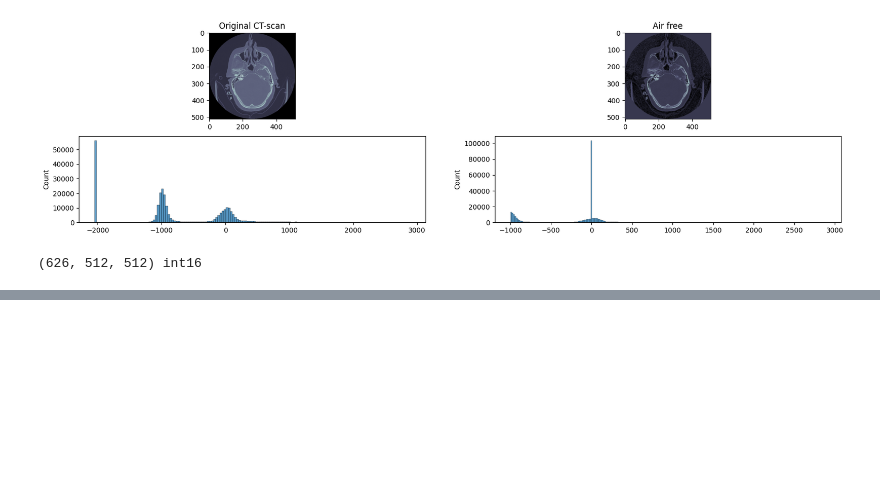
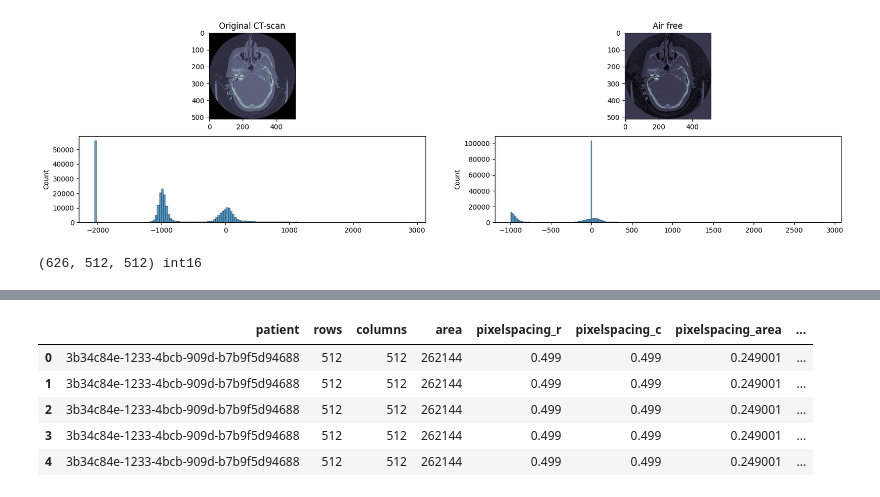
Before and after one commit to moyaser315/medsam-dicom, a Jupyter notebook: notebooks/dicom_processing.ipynb, the cells around one changed output, grey strips where cells are left out. Cells and saved outputs as stored; diff of their text form; code cells hidden in the pictures; blank space fills up the shorter version.

```diff
--- a/notebooks/dicom_processing.ipynb
+++ b/notebooks/dicom_processing.ipynb
@@ -152,0 +166,50 @@ sns.histplot(hu_files[7].flatten(),ax=ax[1,1])
+# %%
+import pandas as pd
+def get_window_value(feature):
+    if type(feature) == pydicom.multival.MultiValue:
+        return int(feature[0])
+    else:
+        return int(feature)
+
+pixelspacing_r = []
+pixelspacing_c = []
+slice_thicknesses = []
+patient_id = []
+row_values = []
+column_values = []
+window_widths = []
+window_levels = []
+
+for p in files:
+
+    patient_id.append(p.PatientID)
+
+    window_widths.append(get_window_value(p.WindowWidth))
+    window_levels.append(get_window_value(p.WindowCenter))
+
+    spacing = p.PixelSpacing
+    slice_thicknesses.append(p.SliceThickness)
+
+    row_values.append(p.Rows)
+    column_values.append(p.Columns)
+    pixelspacing_r.append(spacing[0])
+    pixelspacing_c.append(spacing[1])
+
+scan_properties = pd.DataFrame(data=patient_id, columns=["patient"])
+scan_properties.loc[:, "rows"] = row_values
+scan_properties.loc[:, "columns"] = column_values
+scan_properties.loc[:, "area"] = scan_properties["rows"] * scan_properties["columns"]
+scan_properties.loc[:, "pixelspacing_r"] = pixelspacing_r
+scan_properties.loc[:, "pixelspacing_c"] = pixelspacing_c
+scan_properties.loc[:, "pixelspacing_area"] = scan_properties.pixelspacing_r * scan_properties.pixelspacing_c
+scan_properties.loc[:, "slice_thickness"] = slice_thicknesses
+scan_properties.loc[:, "window_width"] = window_widths
+scan_properties.loc[:, "window_level"] = window_levels
+scan_properties.head()
+# %% [output]
+|  | patient | rows | columns | area | pixelspacing_r | pixelspacing_c | pixelspacing_area | ... |
+| 0 | 3b34c84e-1233-4bcb-909d-b7b9f5d94688 | 512 | 512 | 262144 | 0.499 | 0.499 | 0.249001 | ... |
+| 1 | 3b34c84e-1233-4bcb-909d-b7b9f5d94688 | 512 | 512 | 262144 | 0.499 | 0.499 | 0.249001 | ... |
+| 2 | 3b34c84e-1233-4bcb-909d-b7b9f5d94688 | 512 | 512 | 262144 | 0.499 | 0.499 | 0.249001 | ... |
+| 3 | 3b34c84e-1233-4bcb-909d-b7b9f5d94688 | 512 | 512 | 262144 | 0.499 | 0.499 | 0.249001 | ... |
+| 4 | 3b34c84e-1233-4bcb-909d-b7b9f5d94688 | 512 | 512 | 262144 | 0.499 | 0.499 | 0.249001 | ... |
```
Also changed, not shown: parts of 8 cells of this notebook.
